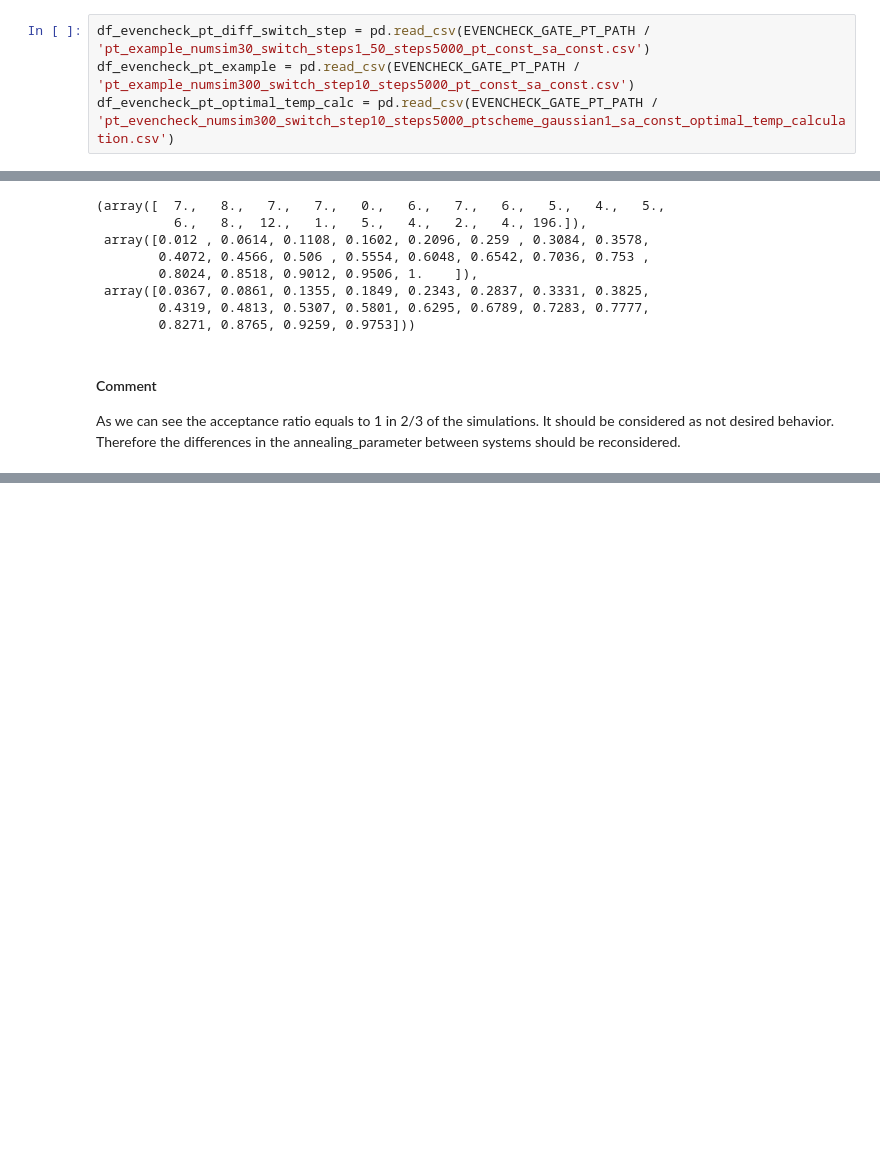
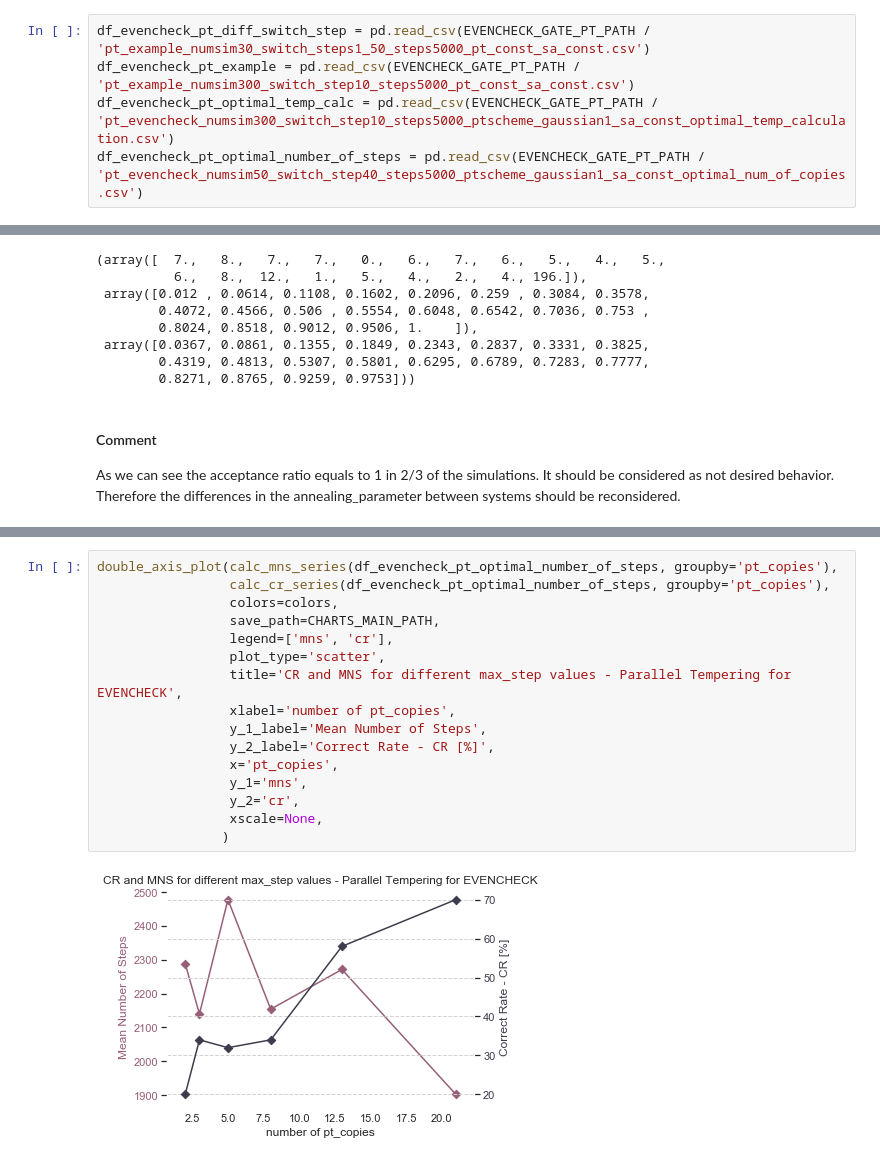
Before and after one commit to mateuszKacz/CGP_mgr, a Jupyter notebook: notebooks/Opracowanie danych PT.ipynb, the cells around one changed output, grey strips where cells are left out. Drawn from its saved outputs; the diff is of its cells as text; blank space fills up the shorter version.

Commit message:
New experiments prepared: optimal number of steps, optimal number of copies extension

```diff
--- a/notebooks/Opracowanie danych PT.ipynb
+++ b/notebooks/Opracowanie danych PT.ipynb
@@ -50,6 +50,7 @@ def calc_cr_series(df: pd.DataFrame, groupby: str) -> pd.DataFrame:
 df_evencheck_pt_diff_switch_step = pd.read_csv(EVENCHECK_GATE_PT_PATH / 'pt_example_numsim30_switch_steps1_50_steps5000_pt_const_sa_const.csv')
 df_evencheck_pt_example = pd.read_csv(EVENCHECK_GATE_PT_PATH / 'pt_example_numsim300_switch_step10_steps5000_pt_const_sa_const.csv')
 df_evencheck_pt_optimal_temp_calc = pd.read_csv(EVENCHECK_GATE_PT_PATH / 'pt_evencheck_numsim300_switch_step10_steps5000_ptscheme_gaussian1_sa_const_optimal_temp_calculation.csv')
+df_evencheck_pt_optimal_number_of_steps = pd.read_csv(EVENCHECK_GATE_PT_PATH / 'pt_evencheck_numsim50_switch_step40_steps5000_ptscheme_gaussian1_sa_const_optimal_num_of_copies.csv')
 # %% [markdown]
 # Analysis
 # %% [markdown]
@@ -280,0 +415,18 @@ As we can see the acceptance ratio equals to 1 in 2/3 of the simulations. It sho
+# %%
+double_axis_plot(calc_mns_series(df_evencheck_pt_optimal_number_of_steps, groupby='pt_copies'),
+                 calc_cr_series(df_evencheck_pt_optimal_number_of_steps, groupby='pt_copies'),
+                 colors=colors,
+                 save_path=CHARTS_MAIN_PATH,
+                 legend=['mns', 'cr'],
+                 plot_type='scatter',
+                 title='CR and MNS for different max_step values - Parallel Tempering for EVENCHECK',
+                 xlabel='number of pt_copies',
+                 y_1_label='Mean Number of Steps',
+                 y_2_label='Correct Rate - CR [%]',
+                 x='pt_copies',
+                 y_1='mns',
+                 y_2='cr',
+                 xscale=None,
+                )
+# %% [output]
+[figure, added]
```
Also changed, not shown: parts of 7 cells of this notebook, 3 other files.
